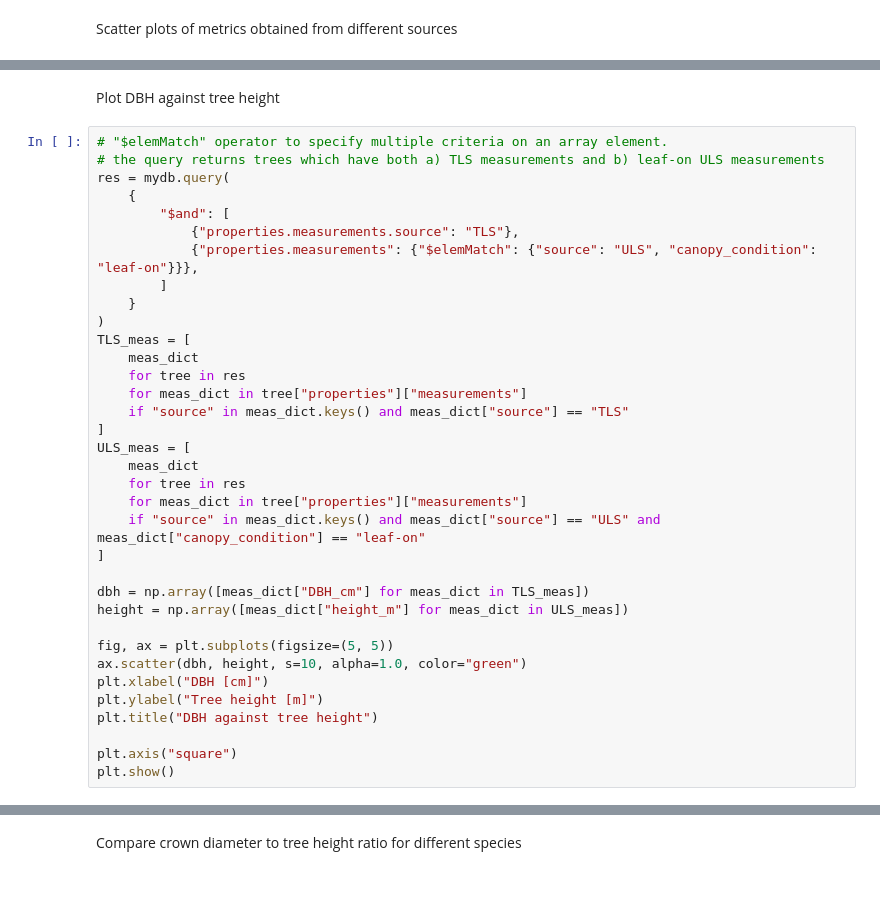
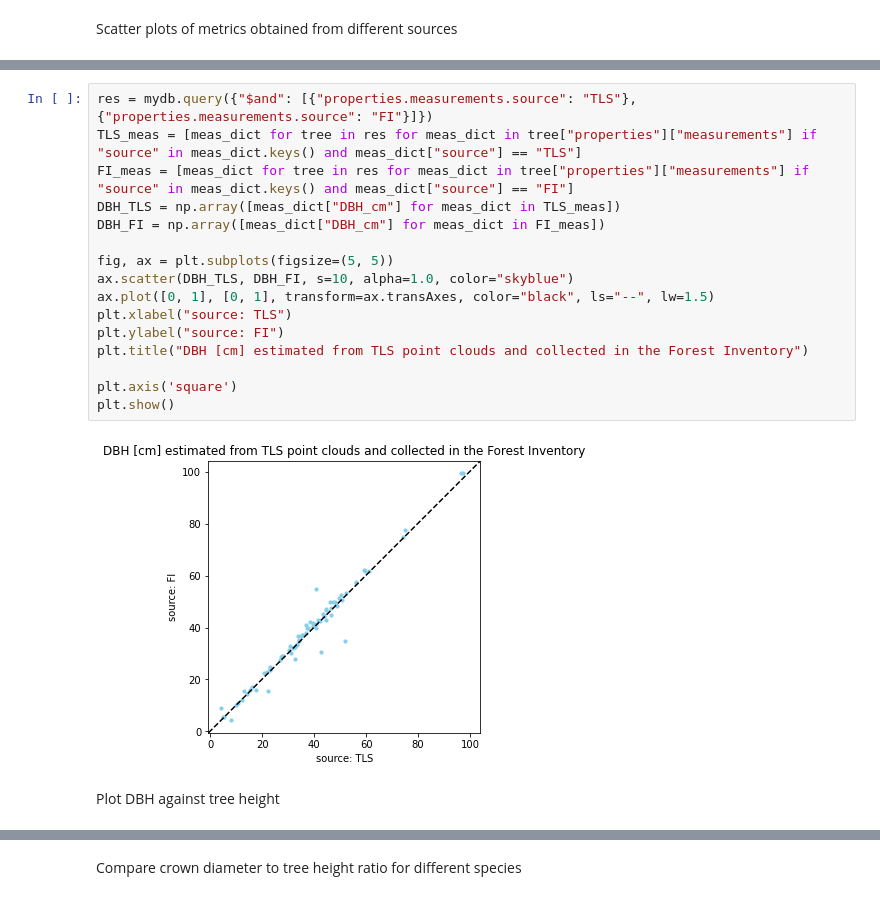
Before and after one commit to 3dgeo-heidelberg/pytreedb, a Jupyter notebook: notebooks/08_visualize_and_analyze_data.ipynb, the cells around one changed output, grey strips where cells are left out. Saved outputs shown, nothing was run; the diff lists cells and outputs as text.

```diff
--- a/notebooks/08_visualize_and_analyze_data.ipynb
+++ b/notebooks/08_visualize_and_analyze_data.ipynb
@@ -187,37 +155,20 @@ plt.show()
+# %%
+res = mydb.query({"$and": [{"properties.measurements.source": "TLS"}, {"properties.measurements.source": "FI"}]})
+TLS_meas = [meas_dict for tree in res for meas_dict in tree["properties"]["measurements"] if "source" in meas_dict.keys() and meas_dict["source"] == "TLS"]
+FI_meas = [meas_dict for tree in res for meas_dict in tree["properties"]["measurements"] if "source" in meas_dict.keys() and meas_dict["source"] == "FI"]
+DBH_TLS = np.array([meas_dict["DBH_cm"] for meas_dict in TLS_meas])
+DBH_FI = np.array([meas_dict["DBH_cm"] for meas_dict in FI_meas])
+
+fig, ax = plt.subplots(figsize=(5, 5))
+ax.scatter(DBH_TLS, DBH_FI, s=10, alpha=1.0, color="skyblue")
+ax.plot([0, 1], [0, 1], transform=ax.transAxes, color="black", ls="--", lw=1.5)
+plt.xlabel("source: TLS")
+plt.ylabel("source: FI")
+plt.title("DBH [cm] estimated from TLS point clouds and collected in the Forest Inventory")
+
+plt.axis('square')
+plt.show()
+# %% [output]
+[figure, added]
 # %% [markdown]
 Plot DBH against tree height
-# %%
-# "$elemMatch" operator to specify multiple criteria on an array element.
-# the query returns trees which have both a) TLS measurements and b) leaf-on ULS measurements
-res = mydb.query(
-    {
-        "$and": [
-            {"properties.measurements.source": "TLS"},
-            {"properties.measurements": {"$elemMatch": {"source": "ULS", "canopy_condition": "leaf-on"}}},
-        ]
-    }
-)
-TLS_meas = [
-    meas_dict
-    for tree in res
-    for meas_dict in tree["properties"]["measurements"]
-    if "source" in meas_dict.keys() and meas_dict["source"] == "TLS"
-]
-ULS_meas = [
-    meas_dict
-    for tree in res
-    for meas_dict in tree["properties"]["measurements"]
-    if "source" in meas_dict.keys() and meas_dict["source"] == "ULS" and meas_dict["canopy_condition"] == "leaf-on"
-]
-
-dbh = np.array([meas_dict["DBH_cm"] for meas_dict in TLS_meas])
-height = np.array([meas_dict["height_m"] for meas_dict in ULS_meas])
-
-fig, ax = plt.subplots(figsize=(5, 5))
-ax.scatter(dbh, height, s=10, alpha=1.0, color="green")
-plt.xlabel("DBH [cm]")
-plt.ylabel("Tree height [m]")
-plt.title("DBH against tree height")
-
-plt.axis("square")
-plt.show()
```
Also changed, not shown: parts of 11 cells of this notebook.
